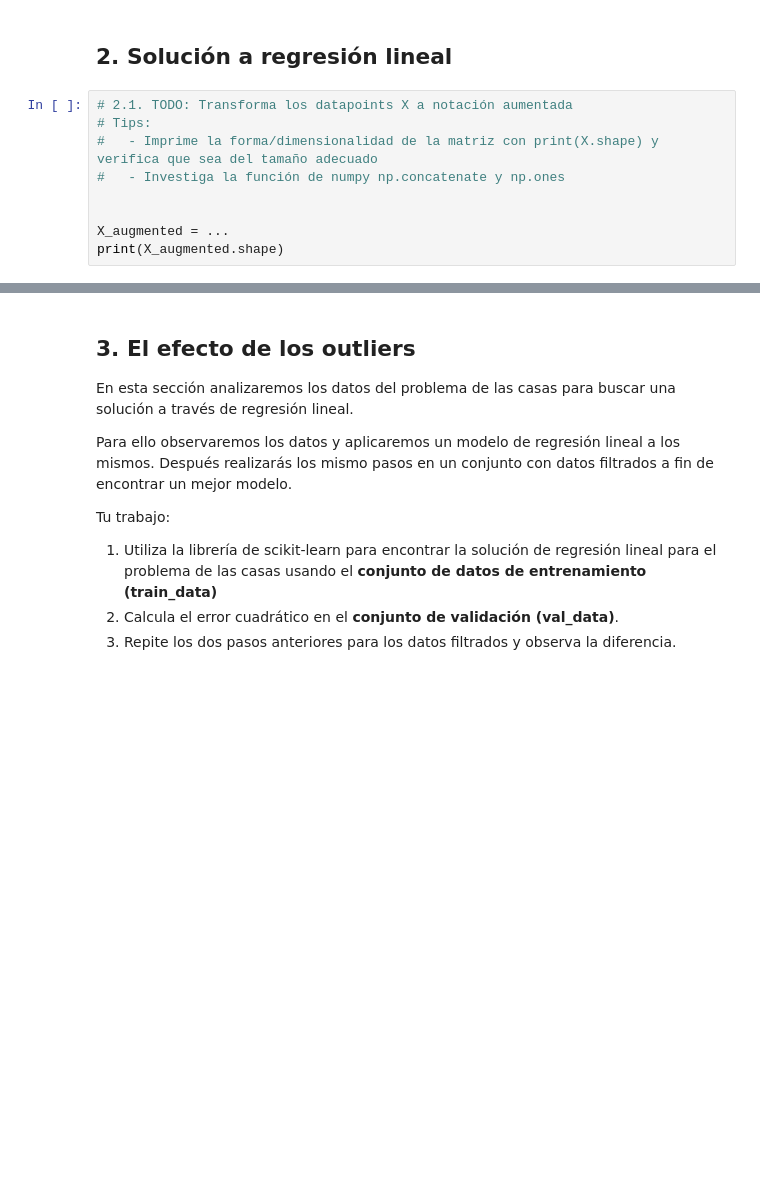
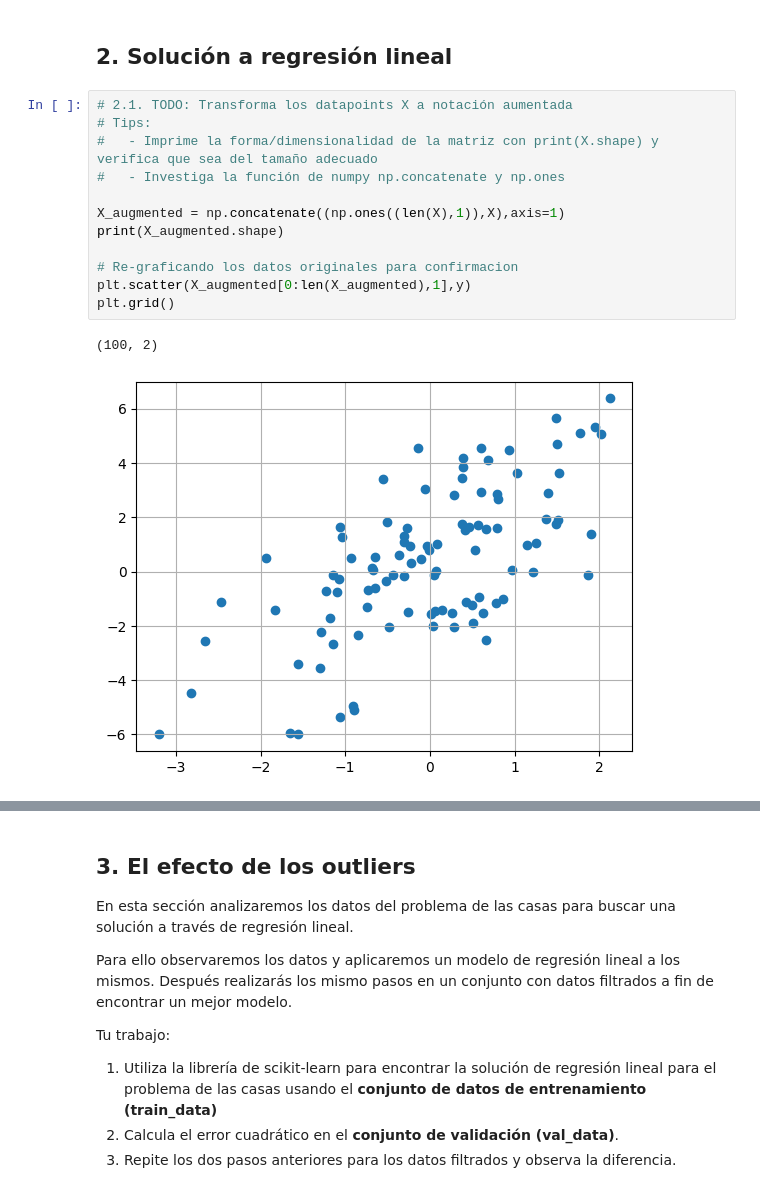
Before and after one commit to eliasib18/0.66, a Jupyter notebook: ejercicio_1-LinearReg/linear_regression.ipynb, the cells around one changed output, grey strips where cells are left out. Cells and saved outputs as stored; diff of their text form; blank space fills up the shorter version.

```diff
--- a/ejercicio_1-LinearReg/linear_regression.ipynb
+++ b/ejercicio_1-LinearReg/linear_regression.ipynb
@@ -59,12 +63,18 @@ plt.grid()
 # %%
 # 2.1. TODO: Transforma los datapoints X a notación aumentada
 # Tips:
 #   - Imprime la forma/dimensionalidad de la matriz con print(X.shape) y verifica que sea del tamaño adecuado
 #   - Investiga la función de numpy np.concatenate y np.ones
 
+X_augmented = np.concatenate((np.ones((len(X),1)),X),axis=1)
+print(X_augmented.shape)
 
-X_augmented = ...
-print(X_augmented.shape)
+# Re-graficando los datos originales para confirmacion
+plt.scatter(X_augmented[0:len(X_augmented),1],y)
+plt.grid()
+# %% [output]
+(100, 2)
+[figure, added]
 # %%
 # 2.2 TODO: usa la ecuación anterior (X'X)^(-1)X'Y para calcular los pesos
 # Consejo:
```
Also changed, not shown: parts of 9 cells of this notebook.
